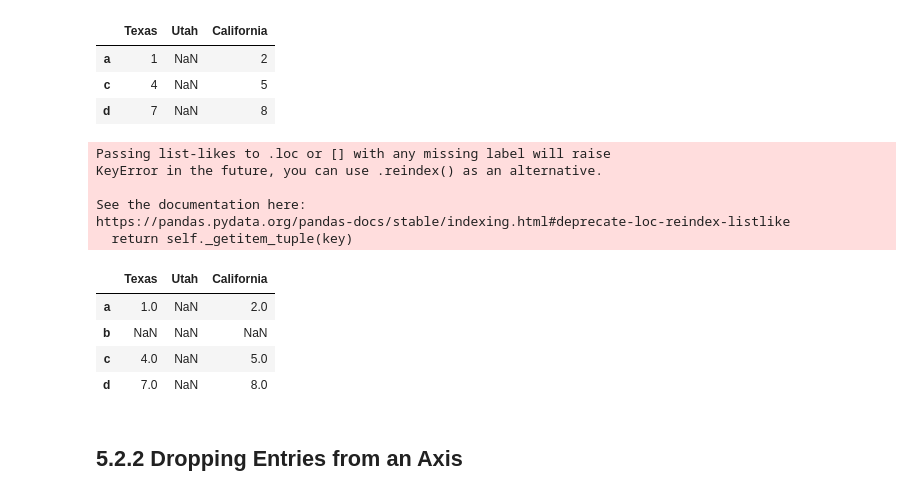
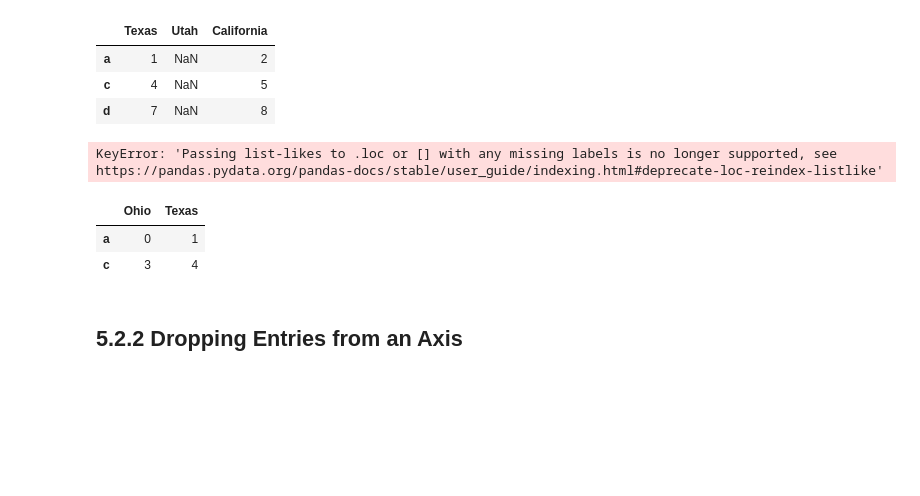
Before and after one commit to BoyuanLi-Steven/Python-For-Data-Analysis-2nd, a Jupyter notebook: Chapter 5. Getting started with pandas.ipynb, the cells around one changed output. Drawn from its saved outputs; the diff is of its cells as text; code cells hidden in the pictures; blank space fills up the shorter version.

```diff
--- a/Chapter 5. Getting started with pandas.ipynb
+++ b/Chapter 5. Getting started with pandas.ipynb
@@ -498,20 +656,16 @@ frame.reindex(columns = states)
 | a | 1 | NaN | 2 |
 | c | 4 | NaN | 5 |
 | d | 7 | NaN | 8 |
+# %%
+frame.loc[['a','b','c','d'],states] #Passing list-likes to .loc or [] with any missing labels is no longer supported
+# %% [output]
+KeyError: 'Passing list-likes to .loc or [] with any missing labels is no longer supported, see https://pandas.pydata.org/pandas-docs/stable/user_guide/indexing.html#deprecate-loc-reindex-listlike'
 # %%
-frame.loc[['a','b','c','d'],states]
+frame.loc[['a','c'], ['Ohio','Texas']]
 # %% [output]
-Passing list-likes to .loc or [] with any missing label will raise
-KeyError in the future, you can use .reindex() as an alternative.
-
-See the documentation here:
-https://pandas.pydata.org/pandas-docs/stable/indexing.html#deprecate-loc-reindex-listlike
-  return self._getitem_tuple(key)
-|  | Texas | Utah | California |
-| a | 1.0 | NaN | 2.0 |
-| b | NaN | NaN | NaN |
-| c | 4.0 | NaN | 5.0 |
-| d | 7.0 | NaN | 8.0 |
+|  | Ohio | Texas |
+| a | 0 | 1 |
+| c | 3 | 4 |
 # %% [markdown]
 ## 5.2.2 Dropping Entries from an Axis
 # %%
```
Also changed, not shown: parts of 101 cells of this notebook.
